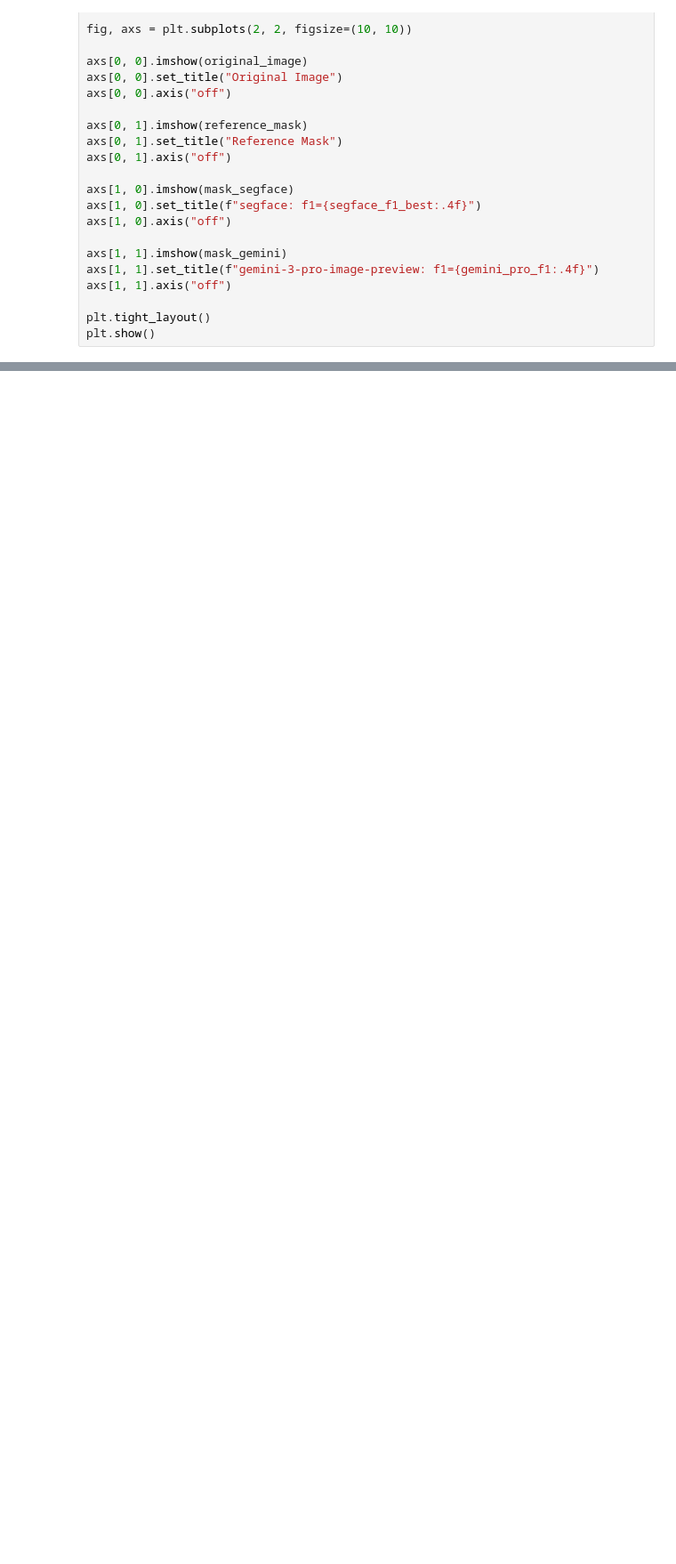
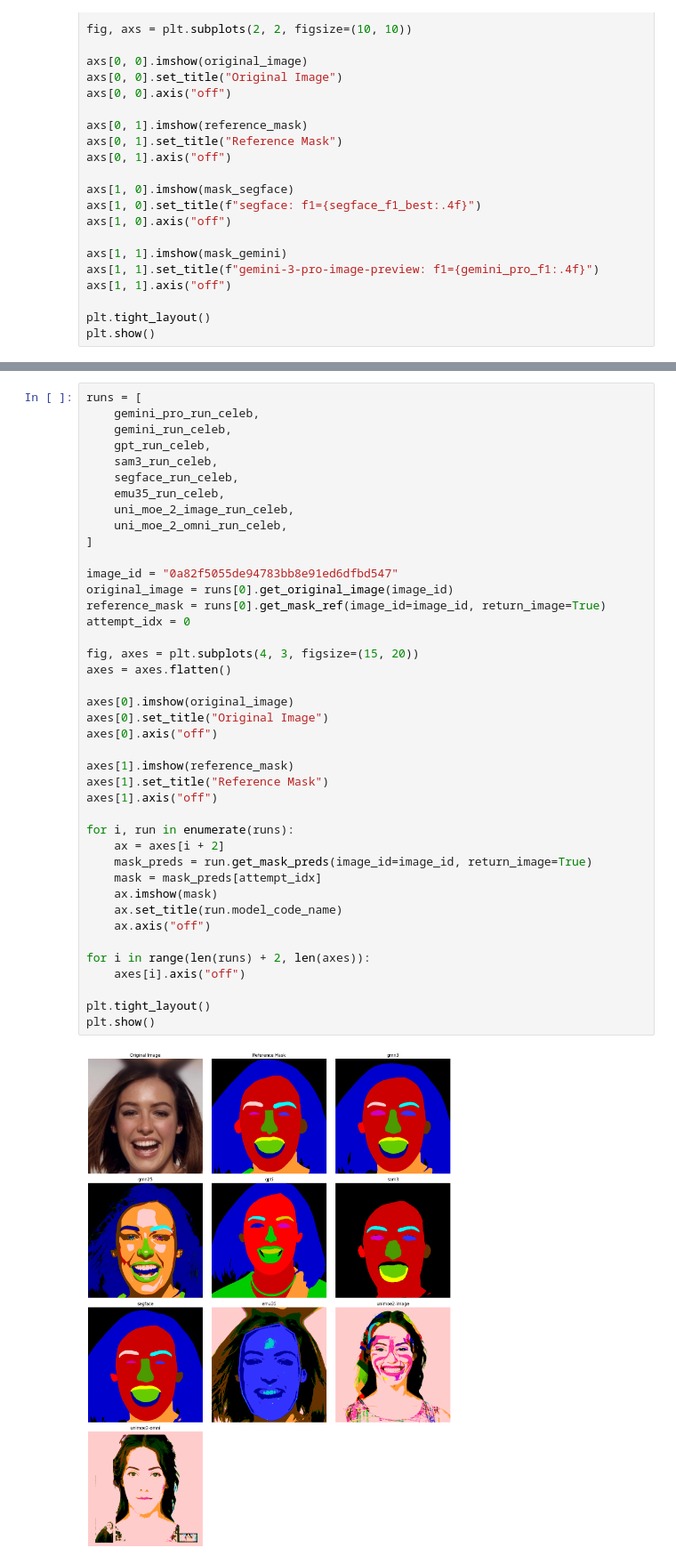
Before and after one commit to ifsheldon/PixelArena, a Jupyter notebook: draw_comparison.ipynb, the cells around one changed output, grey strips where cells are left out. Shown at 89% size. Cells and saved outputs as stored; diff of their text form; blank space fills up the shorter version.

Commit message:
add more plots

```diff
--- a/draw_comparison.ipynb
+++ b/draw_comparison.ipynb
@@ -180,0 +186,43 @@ plt.show()
+# %%
+runs = [
+    gemini_pro_run_celeb,
+    gemini_run_celeb,
+    gpt_run_celeb,
+    sam3_run_celeb,
+    segface_run_celeb,
+    emu35_run_celeb,
+    uni_moe_2_image_run_celeb,
+    uni_moe_2_omni_run_celeb,
+]
+
+image_id = "0a82f5055de94783bb8e91ed6dfbd547"
+original_image = runs[0].get_original_image(image_id)
+reference_mask = runs[0].get_mask_ref(image_id=image_id, return_image=True)
+attempt_idx = 0
+
+fig, axes = plt.subplots(4, 3, figsize=(15, 20))
+axes = axes.flatten()
+
+axes[0].imshow(original_image)
+axes[0].set_title("Original Image")
+axes[0].axis("off")
+
+axes[1].imshow(reference_mask)
+axes[1].set_title("Reference Mask")
+axes[1].axis("off")
+
+for i, run in enumerate(runs):
+    ax = axes[i + 2]
+    mask_preds = run.get_mask_preds(image_id=image_id, return_image=True)
+    mask = mask_preds[attempt_idx]
+    ax.imshow(mask)
+    ax.set_title(run.model_code_name)
+    ax.axis("off")
+
+for i in range(len(runs) + 2, len(axes)):
+    axes[i].axis("off")
+
+plt.tight_layout()
+plt.show()
+# %% [output]
+[figure, added]
```
Also changed, not shown: parts of 2 cells of this notebook, 1 other file.
